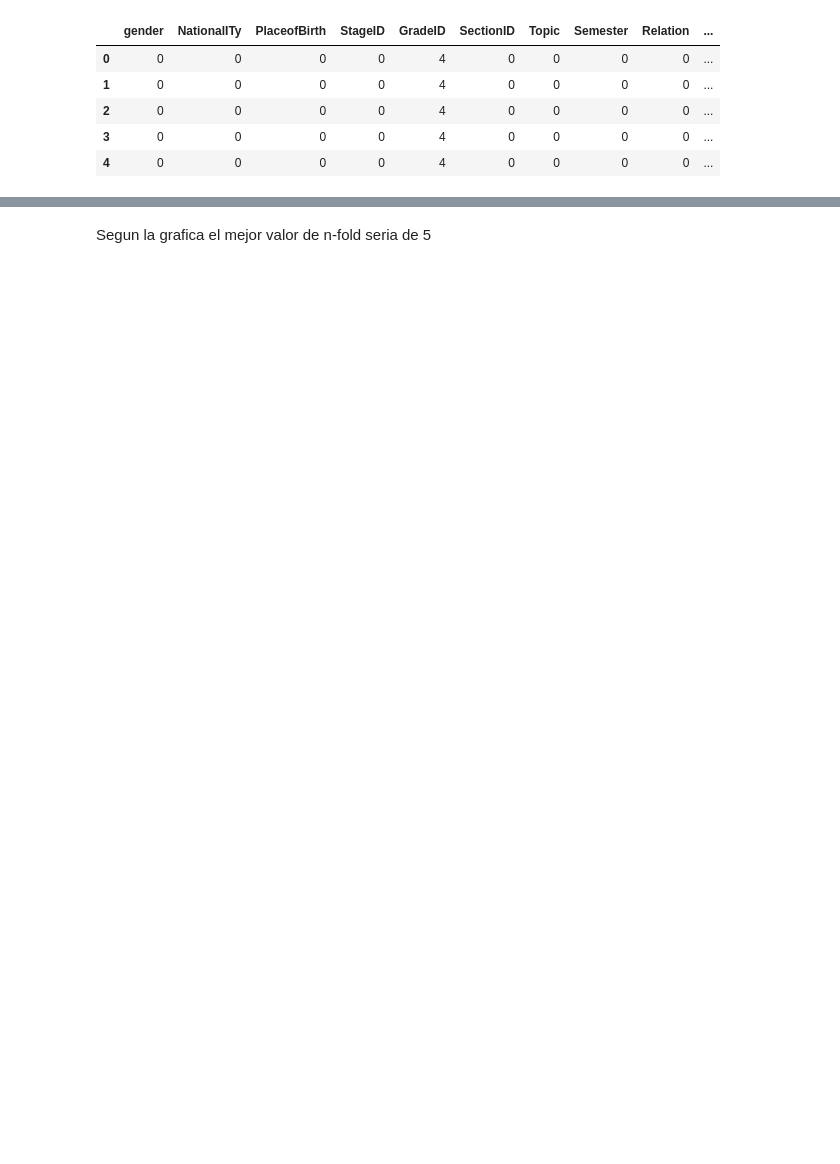
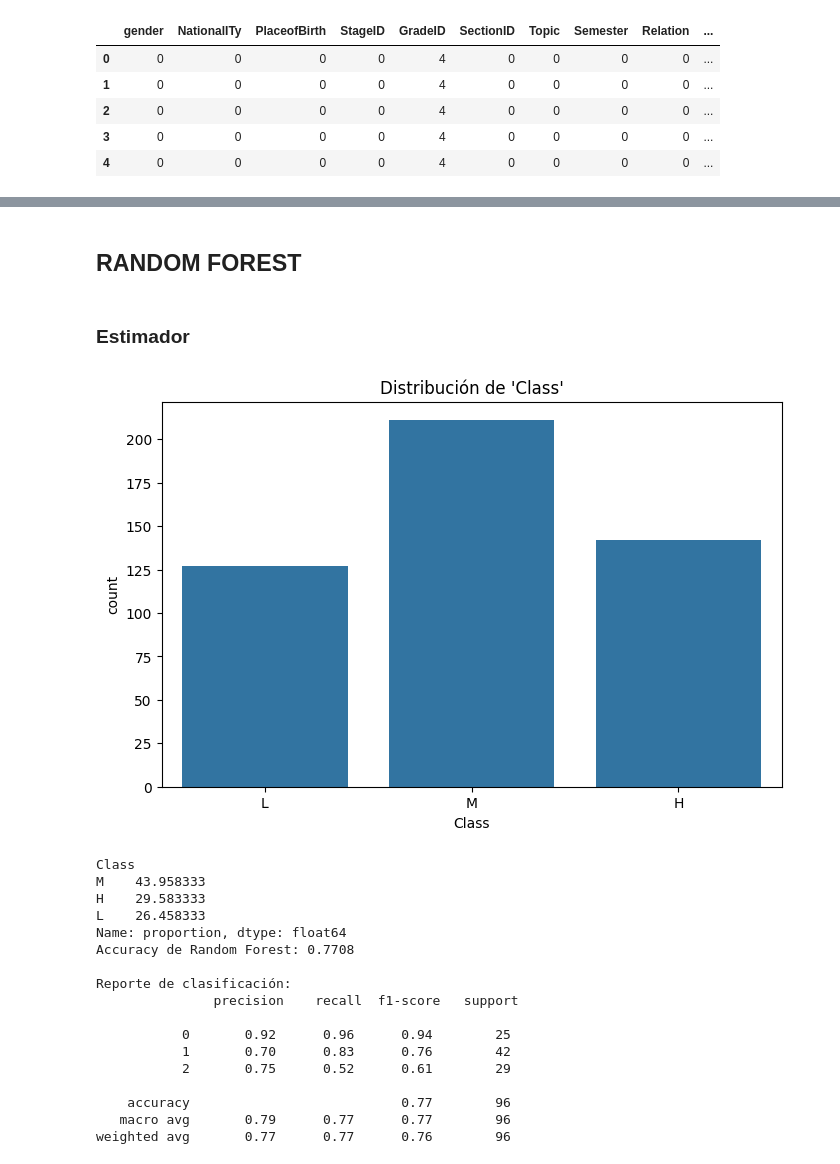
Before and after one commit to smuke123/StudentsPerfomanceAnalysis, a Jupyter notebook: Code/StudentsPerfomanceAnalysis.ipynb, the cells around one changed output, grey strips where cells are left out. Saved outputs shown, nothing was run; the diff lists cells and outputs as text; code cells hidden in the pictures; blank space fills up the shorter version.

```diff
--- a/Code/StudentsPerfomanceAnalysis.ipynb
+++ b/Code/StudentsPerfomanceAnalysis.ipynb
@@ -329,4 +330,6 @@ plt.show()
 # %%
+df = pd.read_csv("xAPI-Edu-Data.csv")
+
 ParentAnsweringSurvey_mapping = {'Yes': 0, 'No': 1}
 df['ParentAnsweringSurvey'] = df['ParentAnsweringSurvey'].map(ParentAnsweringSurvey_mapping)
 
@@ -354,6 +357,23 @@ df['NationalITy'] = df['NationalITy'].map(NationalITy_mapping)
 gender_mapping = {'M': 0, 'F': 1}
 df['gender'] = df['gender'].map(gender_mapping)
 
+StageID_mapping = {'lowerlevel': 0, 'MiddleSchool': 1, 'HighSchool': 2}
+df['StageID'] = df['StageID'].map(StageID_mapping)
+
+GradeID_mapping = {
+    'G-01': 1, 'G-02': 2, 'G-03': 3, 'G-04': 4, 'G-05': 5,
+    'G-06': 6, 'G-07': 7, 'G-08': 8, 'G-09': 9, 'G-10': 10,
+    'G-11': 11, 'G-12': 12
+}
+df['GradeID'] = df['GradeID'].map(GradeID_mapping)
+
+ParentschoolSatisfaction_mapping = {'Good': 1, 'Bad': 0}
+df['ParentschoolSatisfaction'] = df['ParentschoolSatisfaction'].map(ParentschoolSatisfaction_mapping)
+
+StudentAbsenceDays_mapping = {'Under-7': 0, 'Above-7': 1}
+df['StudentAbsenceDays'] = df['StudentAbsenceDays'].map(StudentAbsenceDays_mapping)
+
+
 df.head()
 # %% [output]
 |  | gender | NationalITy | PlaceofBirth | StageID | GradeID | SectionID | Topic | Semester | Relation | ... |
@@ -439,2 +406,56 @@ curve_std(est)
-# %% [markdown]
-Segun la grafica el mejor valor de n-fold seria de 5
+# %% [markdown]
+## **RANDOM FOREST**
+# %% [markdown]
+### Estimador
+# %%
+#Librerias
+from sklearn.model_selection import train_test_split
+from sklearn.ensemble import RandomForestClassifier
+from sklearn.metrics import accuracy_score, classification_report
+
+#Ver distribucion de clases
+plt.figure(figsize=(8, 5))
+sns.countplot(data=df, x='Class', order=['L', 'M', 'H'])
+plt.title("Distribución de 'Class'")
+plt.show()
+
+print(df['Class'].value_counts(normalize=True) * 100)
+
+#Clasificacion
+df['Class'] = df['Class'].map({'L': 0, 'M': 1, 'H': 2})
+df_encoded = pd.get_dummies(df.drop('Class', axis=1))
+df_final = pd.concat([df_encoded, df['Class']], axis=1)
+
+X = df_final.drop('Class', axis=1)
+y = df_final['Class']
+
+# Particionar en train/test
+X_train, X_test, y_train, y_test = train_test_split(X, y, test_size=0.2, stratify=y)
+
+rf = RandomForestClassifier(random_state=21)
+rf.fit(X_train, y_train)
+
+y_pred = rf.predict(X_test)
+accuracy = accuracy_score(y_test, y_pred)
+
+print(f"Accuracy de Random Forest: {accuracy:.4f}")
+print("\nReporte de clasificación:\n", classification_report(y_test, y_pred))
+# %% [output]
+[figure, added]
+Class
+M    43.958333
+H    29.583333
+L    26.458333
+Name: proportion, dtype: float64
+Accuracy de Random Forest: 0.7708
+
+Reporte de clasificación:
+               precision    recall  f1-score   support
+
+           0       0.92      0.96      0.94        25
+           1       0.70      0.83      0.76        42
+           2       0.75      0.52      0.61        29
+
+    accuracy                           0.77        96
+   macro avg       0.79      0.77      0.77        96
+weighted avg       0.77      0.77      0.76        96
```
Also changed, not shown: parts of 13 cells of this notebook.
